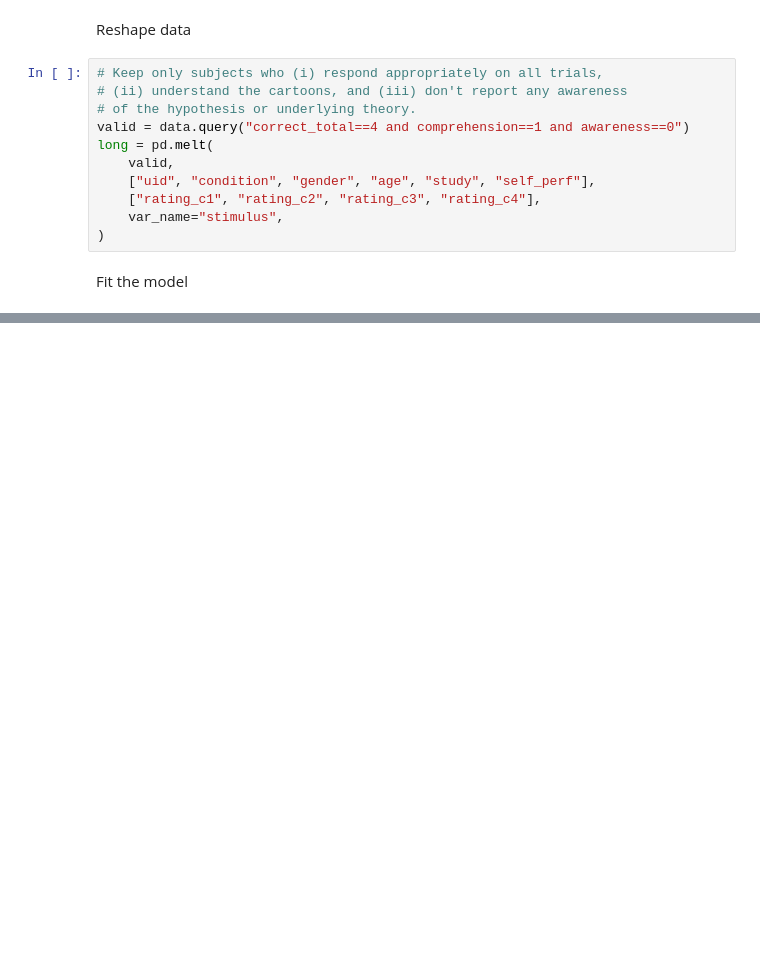
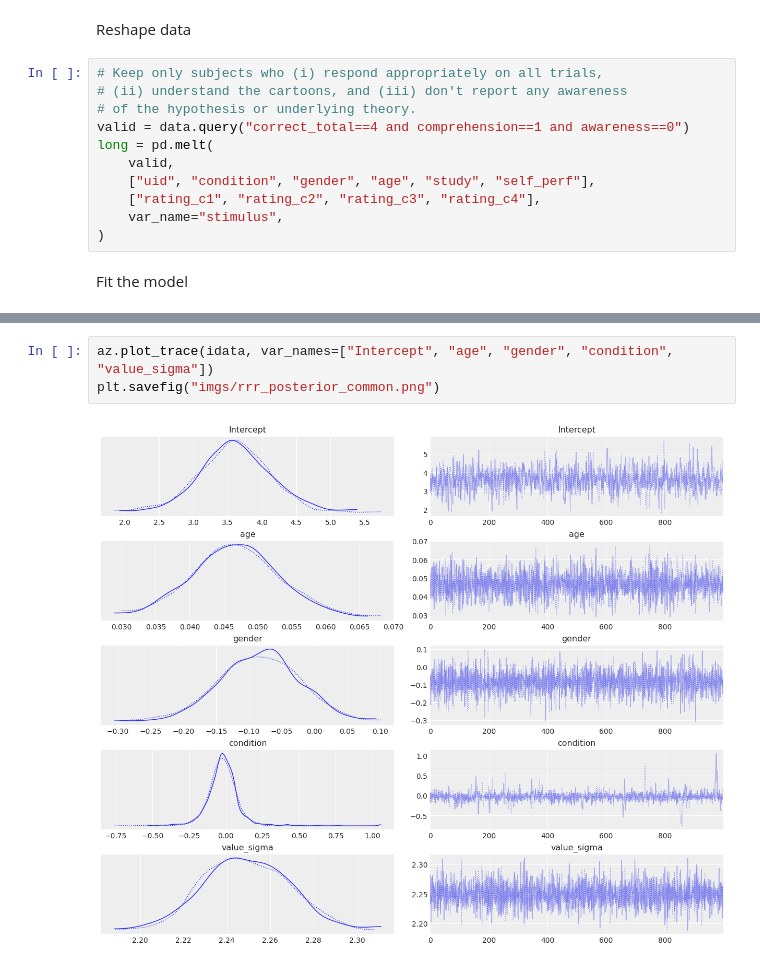
Before and after one commit to bambinos/paper, a Jupyter notebook: 03_hierarchical_model.ipynb, the cells around one changed output, grey strips where cells are left out. Cells and saved outputs as stored; diff of their text form; blank space fills up the shorter version.

Commit message:
Split hierarchical model traces in two separated traceplots

```diff
--- a/03_hierarchical_model.ipynb
+++ b/03_hierarchical_model.ipynb
@@ -101,3 +101,8 @@ Sampling 2 chains for 1_000 tune and 1_000 draw iterations (2_000 + 2_000 draws
+# %%
+az.plot_trace(idata, var_names=["Intercept", "age", "gender", "condition", "value_sigma"])
+plt.savefig("imgs/rrr_posterior_common.png")
+# %% [output]
+[figure, added]
 # %%
 az.plot_trace(
     idata,
```
Also changed, not shown: parts of 2 cells of this notebook, 3 other files.
